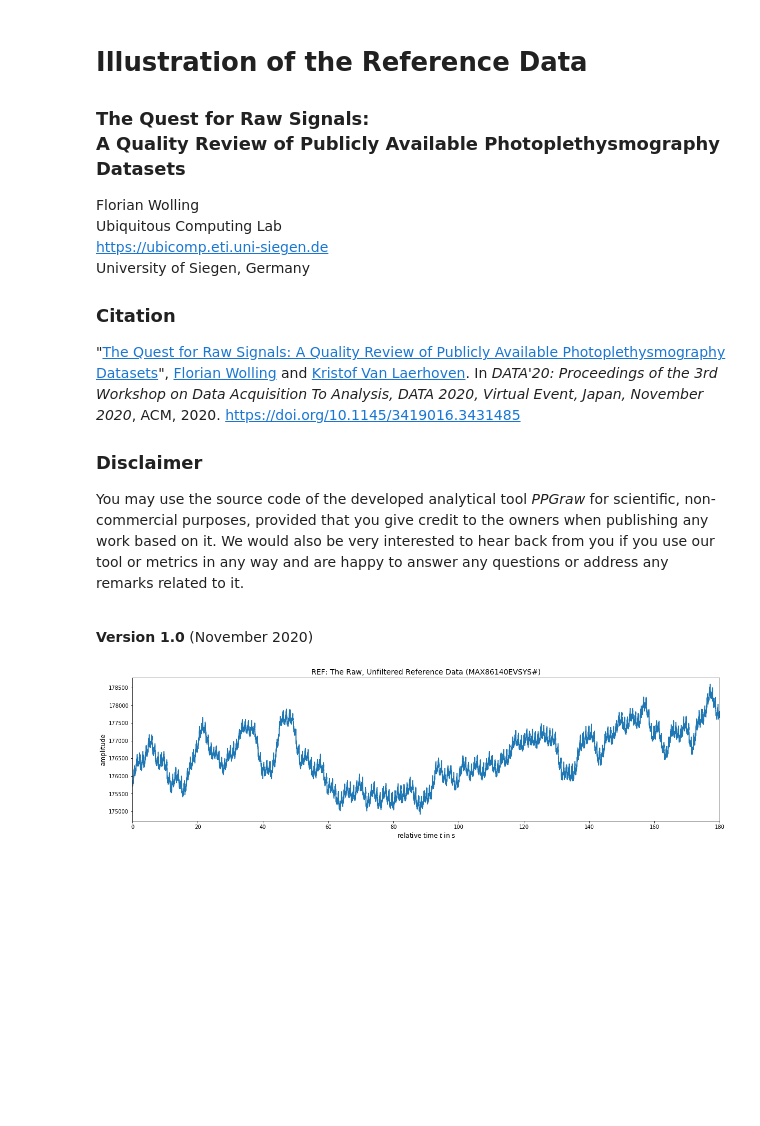
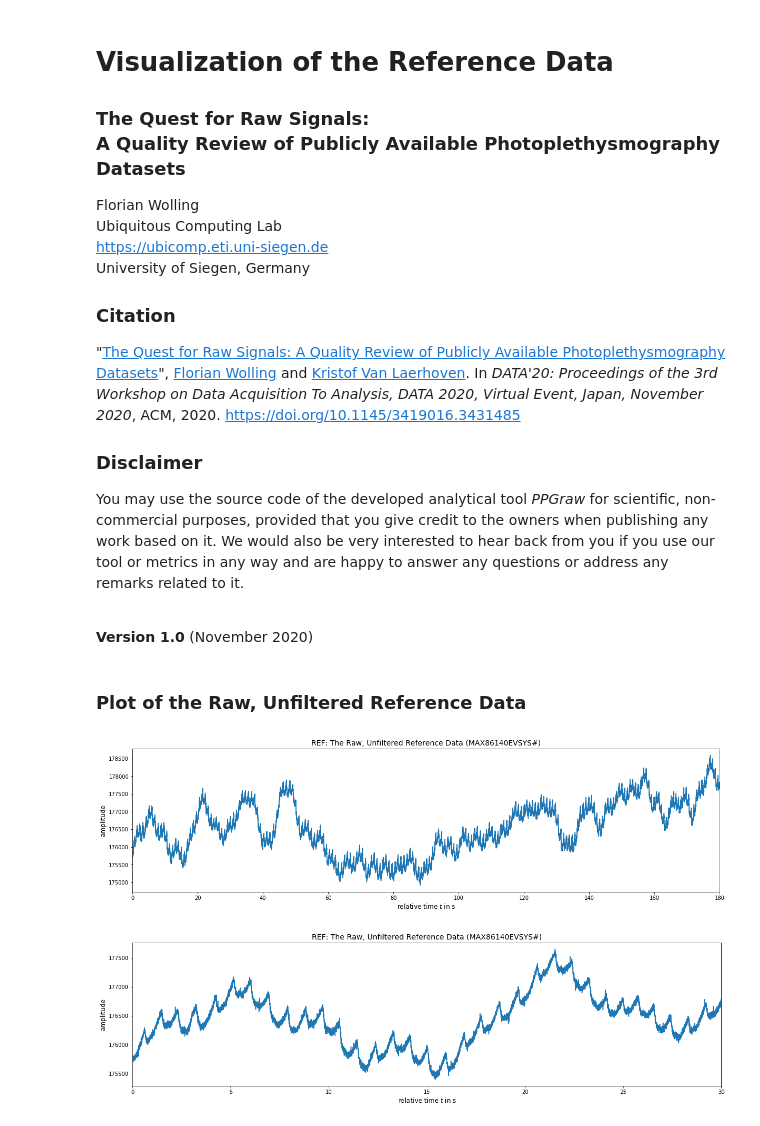
Before and after one commit to fwolling/PPGraw, a Jupyter notebook: python/show_ref.ipynb, the cells around one changed output. Cells and saved outputs as stored; diff of their text form; code cells hidden in the pictures; blank space fills up the shorter version.

```diff
--- a/python/show_ref.ipynb
+++ b/python/show_ref.ipynb
@@ -1,5 +1,5 @@
 # %% [markdown]
-# Illustration of the Reference Data
+# Visualization of the Reference Data
 ### The Quest for Raw Signals:<br>A Quality Review of Publicly Available Photoplethysmography Datasets
 
 Florian Wolling<br>
@@ -30,18 +30,32 @@ warnings.filterwarnings('ignore')
 file = "ref_sample.p"
 data = pickle.load(open(str(file), "rb"), encoding="latin1")
 # %%
-# Plot the raw, unfiltered reference data.
-width, height = (20, 5)
-fig=plt.figure(figsize=(width, height))
-ax=plt.axes()
-ax.set_title("REF: The Raw, Unfiltered Reference Data (MAX86140EVSYS#)", fontsize=14)
-ax.set_xlabel("relative time $t$ in s", fontsize=12)
-ax.set_ylabel("amplitude", fontsize=12)
-ax.set_xlim((0.0, 180.0))
-ax.plot(data["time"], data["signal"])
-plt.show()
+# Plot function for the PPG signal time series.
+def plot_signal(time, signal, width=20.0, height=5.0, title=None, xlabel=None, ylabel=None):
+    fig=plt.figure(figsize=(width, height))
+    ax=plt.axes()
+    ax.set_title(title, fontsize=14)
+    ax.set_xlabel(xlabel, fontsize=12)
+    ax.set_ylabel(ylabel, fontsize=12)
+    ax.set_xlim((min(time), max(time)))
+    ax.plot(time, signal)
-# %% [output]
-[figure, removed]
+# %% [markdown]
+### Plot of the Raw, Unfiltered Reference Data
+# %%
+# Plot full time series.
+plot_signal(data["time"], data["signal"],
+            title="REF: The Raw, Unfiltered Reference Data (MAX86140EVSYS#)",
+            xlabel="relative time $t$ in s", ylabel="amplitude")
+# Plot excerpt from time series.
+bgn = int(round( 0.0  * data["fs"]))  # Index of the excerpt's begin.
+end = int(round( 30.0 * data["fs"]))  # Index of the excerpt's end.
+plot_signal(data["time"][bgn:end], data["signal"][bgn:end],
+            title="REF: The Raw, Unfiltered Reference Data (MAX86140EVSYS#)",
+            xlabel="relative time $t$ in s", ylabel="amplitude")
+plt.show()
+# %% [output]
+[figure, added]
+[figure, added]
 # %%
 def lowpass(data, fs, order, fc):
     nyq = 0.5 * fs  # Calculate the Nyquist frequency.
```
Also changed, not shown: parts of 7 cells of this notebook.
